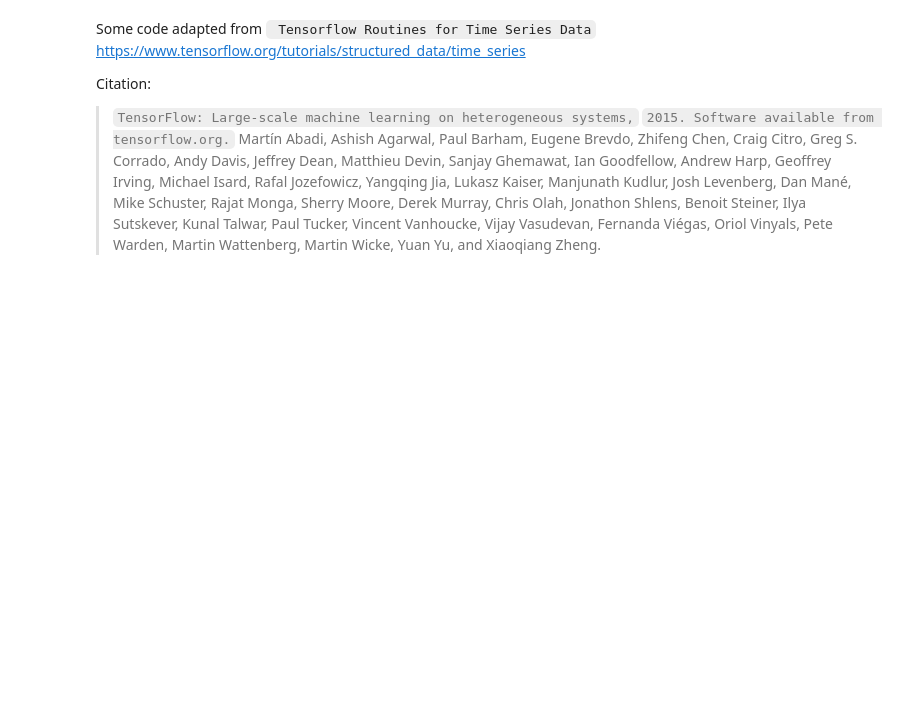
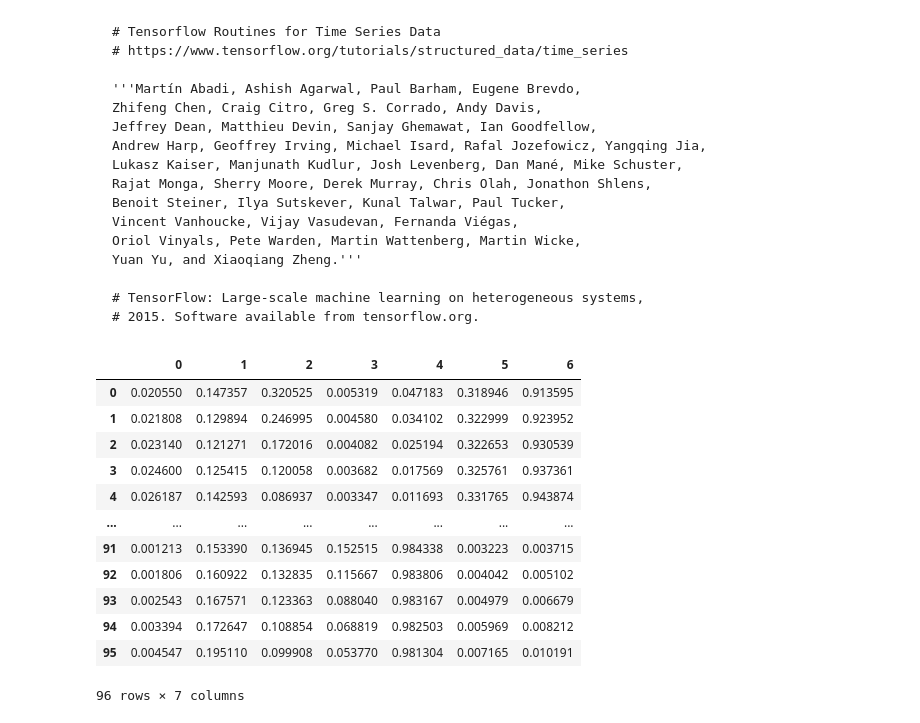
Before and after one commit to LaviJ/Cryptocurrency-Analysis, a Jupyter notebook: Machine Learning/model-predict.ipynb, the cells around one changed output. Cells and saved outputs as stored; diff of their text form; code cells hidden in the pictures; blank space fills up the shorter version.

```diff
--- a/Machine Learning/model-predict.ipynb
+++ b/Machine Learning/model-predict.ipynb
@@ -306,18 +269,33 @@ print("Num GPUs Available: ", len(tf.config.experimental.list_physical_devices('
 # %% [markdown]
+    # Tensorflow Routines for Time Series Data
+    # https://www.tensorflow.org/tutorials/structured_data/time_series
 
-Some code adapted from ` Tensorflow Routines for Time Series Data`
-https://www.tensorflow.org/tutorials/structured_data/time_series
+    '''Martín Abadi, Ashish Agarwal, Paul Barham, Eugene Brevdo,
+    Zhifeng Chen, Craig Citro, Greg S. Corrado, Andy Davis,
+    Jeffrey Dean, Matthieu Devin, Sanjay Ghemawat, Ian Goodfellow,
+    Andrew Harp, Geoffrey Irving, Michael Isard, Rafal Jozefowicz, Yangqing Jia,
+    Lukasz Kaiser, Manjunath Kudlur, Josh Levenberg, Dan Mané, Mike Schuster,
+    Rajat Monga, Sherry Moore, Derek Murray, Chris Olah, Jonathon Shlens,
+    Benoit Steiner, Ilya Sutskever, Kunal Talwar, Paul Tucker,
+    Vincent Vanhoucke, Vijay Vasudevan, Fernanda Viégas,
+    Oriol Vinyals, Pete Warden, Martin Wattenberg, Martin Wicke,
+    Yuan Yu, and Xiaoqiang Zheng.'''
 
-Citation:
-
->`TensorFlow: Large-scale machine learning on heterogeneous systems,`
-`2015. Software available from tensorflow.org.`  Martín Abadi, Ashish Agarwal, Paul Barham, Eugene Brevdo,
-Zhifeng Chen, Craig Citro, Greg S. Corrado, Andy Davis,
-Jeffrey Dean, Matthieu Devin, Sanjay Ghemawat, Ian Goodfellow,
-Andrew Harp, Geoffrey Irving, Michael Isard, Rafal Jozefowicz, Yangqing Jia,
-Lukasz Kaiser, Manjunath Kudlur, Josh Levenberg, Dan Mané, Mike Schuster,
-Rajat Monga, Sherry Moore, Derek Murray, Chris Olah, Jonathon Shlens,
-Benoit Steiner, Ilya Sutskever, Kunal Talwar, Paul Tucker,
-Vincent Vanhoucke, Vijay Vasudevan, Fernanda Viégas,
-Oriol Vinyals, Pete Warden, Martin Wattenberg, Martin Wicke,
-Yuan Yu, and Xiaoqiang Zheng.
+    # TensorFlow: Large-scale machine learning on heterogeneous systems,
+    # 2015. Software available from tensorflow.org.
+# %%
+final
+# %% [output]
+|  | 0 | 1 | 2 | 3 | 4 | 5 | 6 |
+| 0 | 0.020550 | 0.147357 | 0.320525 | 0.005319 | 0.047183 | 0.318946 | 0.913595 |
+| 1 | 0.021808 | 0.129894 | 0.246995 | 0.004580 | 0.034102 | 0.322999 | 0.923952 |
+| 2 | 0.023140 | 0.121271 | 0.172016 | 0.004082 | 0.025194 | 0.322653 | 0.930539 |
+| 3 | 0.024600 | 0.125415 | 0.120058 | 0.003682 | 0.017569 | 0.325761 | 0.937361 |
+| 4 | 0.026187 | 0.142593 | 0.086937 | 0.003347 | 0.011693 | 0.331765 | 0.943874 |
+| ... | ... | ... | ... | ... | ... | ... | ... |
+| 91 | 0.001213 | 0.153390 | 0.136945 | 0.152515 | 0.984338 | 0.003223 | 0.003715 |
+| 92 | 0.001806 | 0.160922 | 0.132835 | 0.115667 | 0.983806 | 0.004042 | 0.005102 |
+| 93 | 0.002543 | 0.167571 | 0.123363 | 0.088040 | 0.983167 | 0.004979 | 0.006679 |
+| 94 | 0.003394 | 0.172647 | 0.108854 | 0.068819 | 0.982503 | 0.005969 | 0.008212 |
+| 95 | 0.004547 | 0.195110 | 0.099908 | 0.053770 | 0.981304 | 0.007165 | 0.010191 |
+96 rows × 7 columns
```
Also changed, not shown: parts of 4 cells of this notebook.
